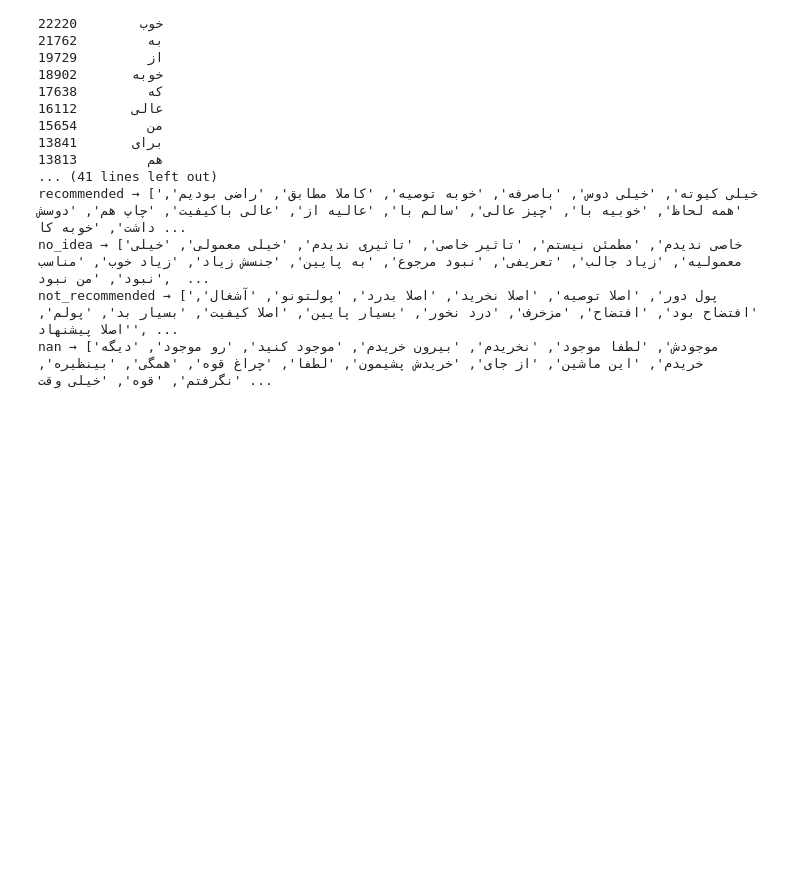
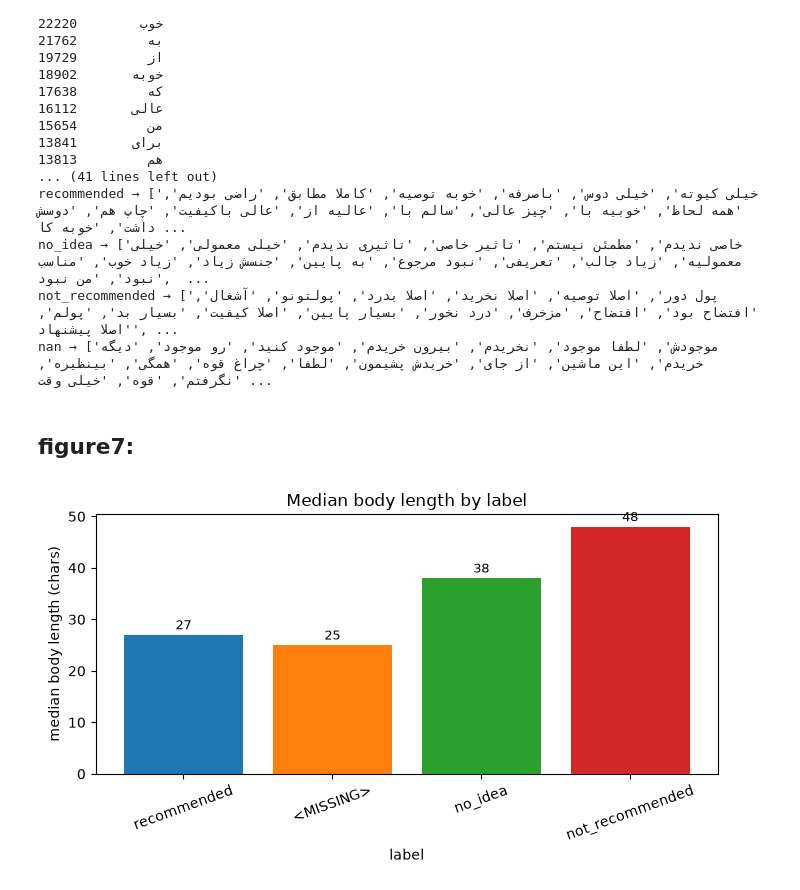
Before and after one commit to NazaninNosrati/Intelligent-Analysis-of-Digikala-Reviews, a Jupyter notebook: notebooks/01_descriptive_analysis.ipynb, the cells around one changed output. Saved outputs shown, nothing was run; the diff lists cells and outputs as text; code cells hidden in the pictures; blank space fills up the shorter version.

```diff
--- a/notebooks/01_descriptive_analysis.ipynb
+++ b/notebooks/01_descriptive_analysis.ipynb
@@ -559,3 +563,23 @@ recommended → ['خیلی کیوته', 'خیلی دوس', 'باصرفه', 'خو
 no_idea → ['خاصی ندیدم', 'مطمئن نیستم', 'تاثیر خاصی', 'تاثیری ندیدم', 'خیلی معمولی', 'خیلی معمولیه', 'زیاد جالب', 'تعریفی', 'نبود مرجوع', 'به پایین', 'جنسش زیاد', 'زیاد خوب', 'مناسب نبود', 'من نبود',  ...
 not_recommended → ['پول دور', 'اصلا توصیه', 'اصلا نخرید', 'اصلا بدرد', 'پولتونو', 'آشغال', 'افتضاح بود', 'افتضاح', 'مزخرف', 'درد نخور', 'بسیار پایین', 'اصلا کیفیت', 'بسیار بد', 'پولم', 'اصلا پیشنهاد', ...
 nan → ['موجودش', 'لطفا موجود', 'نخریدم', 'بیرون خریدم', 'موجود کنید', 'رو موجود', 'دیگه خریدم', 'این ماشین', 'از جای', 'خریدش پشیمون', 'لطفا', 'چراغ قوه', 'همگی', 'بینظیره', 'نگرفتم', 'قوه', 'خیلی وقت ...
+# %% [markdown]
+## figure7:
+# %%
+plt.figure(figsize=(7, 4))
+bars = plt.bar(len_by_label["label"], len_by_label["median_char"],
+               color=["tab:blue", "tab:orange", "tab:green", "tab:red"])
+plt.xlabel("label")
+plt.ylabel("median body length (chars)")
+plt.title("Median body length by label")
+plt.xticks(rotation=20)
+
+for bar, val in zip(bars, len_by_label["median_char"]):
+    plt.text(bar.get_x() + bar.get_width()/2, bar.get_height() + 0.5,
+             str(int(val)), ha="center", va="bottom", fontsize=9)
+
+plt.tight_layout()
+plt.savefig(REP/"fig7_length_by_label.png", dpi=150)
+plt.show()
+# %% [output]
+[figure, added]
```
Also changed, not shown: parts of 7 cells of this notebook, 2 other files.
